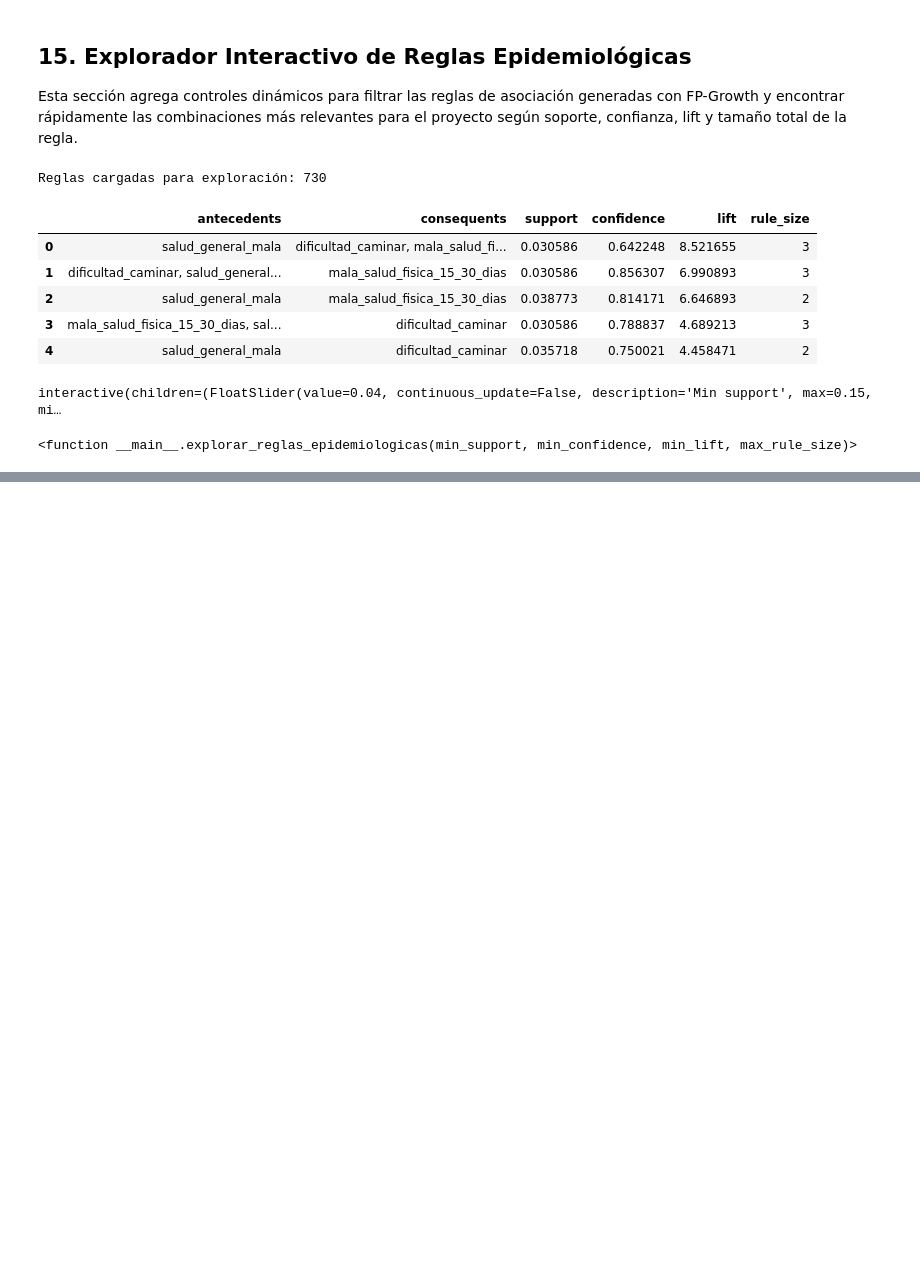
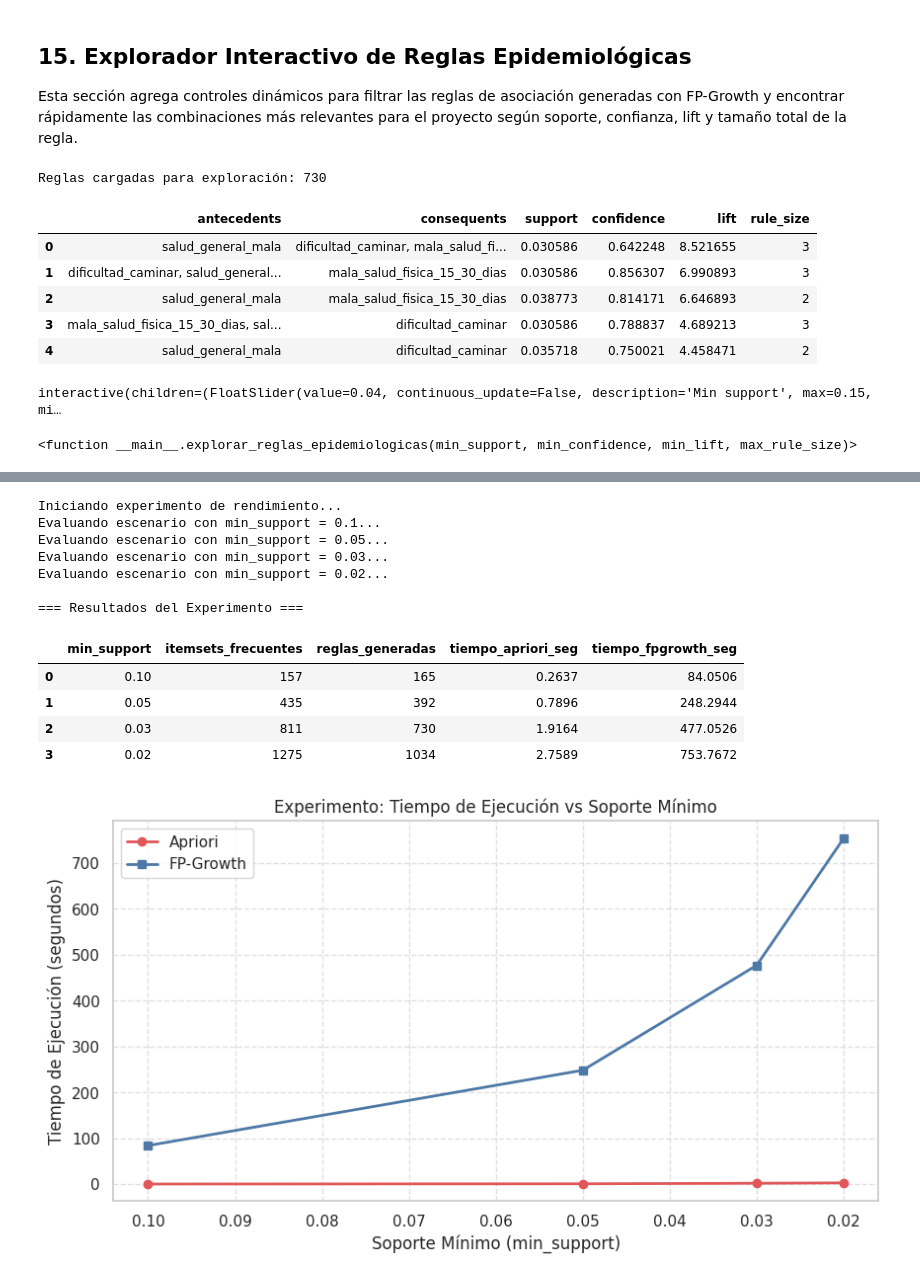
Before and after one commit to ElCuervas/Analisis-Epidemiologico, a Jupyter notebook: notebook.ipynb, the cells around one changed output, grey strips where cells are left out. Drawn from its saved outputs; the diff is of its cells as text; code cells hidden in the pictures; blank space fills up the shorter version.

Commit message:
Experimento de competencia entre ambas ia

```diff
--- a/notebook.ipynb
+++ b/notebook.ipynb
@@ -665,0 +670,73 @@ interactive(children=(FloatSlider(value=0.04, continuous_update=False, descripti
+# %%
+import time
+import pandas as pd
+import matplotlib.pyplot as plt
+from mlxtend.frequent_patterns import apriori, fpgrowth, association_rules
+
+# 1. Definir los umbrales de soporte a evaluar
+soportes_evaluar = [0.10, 0.05, 0.03, 0.02]
+resultados_experimento = []
+
+print("Iniciando experimento de rendimiento...")
+
+for sup in soportes_evaluar:
+    print(f"Evaluando escenario con min_support = {sup}...")
+
+    # Evaluar Apriori
+    start_ap = time.perf_counter()
+    itemsets_ap = apriori(df_onehot, min_support=sup, use_colnames=True, max_len=4)
+    if not itemsets_ap.empty:
+        reglas_ap = association_rules(itemsets_ap, metric='confidence', min_threshold=0.60)
+        num_reglas_ap = len(reglas_ap[reglas_ap['lift'] > 1])
+    else:
+        num_reglas_ap = 0
+    elapsed_ap = time.perf_counter() - start_ap
+
+    # Evaluar FP-Growth
+    start_fp = time.perf_counter()
+    itemsets_fp = fpgrowth(df_onehot, min_support=sup, use_colnames=True, max_len=4)
+    if not itemsets_fp.empty:
+        reglas_fp = association_rules(itemsets_fp, metric='confidence', min_threshold=0.60)
+        num_reglas_fp = len(reglas_fp[reglas_fp['lift'] > 1])
+    else:
+        num_reglas_fp = 0
+    elapsed_fp = time.perf_counter() - start_fp
+
+    resultados_experimento.append({
+        'min_support': sup,
+        'itemsets_frecuentes': len(itemsets_ap),
+        'reglas_generadas': num_reglas_ap,
+        'tiempo_apriori_seg': round(elapsed_ap, 4),
+        'tiempo_fpgrowth_seg': round(elapsed_fp, 4)
+    })
+
+# 2. Convertir resultados a DataFrame
+df_resultados = pd.DataFrame(resultados_experimento)
+print("\n=== Resultados del Experimento ===")
+display(df_resultados)
+
+# 3. Graficar la comparación de tiempos
+plt.figure(figsize=(10, 5))
+plt.plot(df_resultados['min_support'], df_resultados['tiempo_apriori_seg'], marker='o', color='#E15759', linewidth=2, label='Apriori')
+plt.plot(df_resultados['min_support'], df_resultados['tiempo_fpgrowth_seg'], marker='s', color='#4E79A7', linewidth=2, label='FP-Growth')
+plt.xlabel('Soporte Mínimo (min_support)')
+plt.ylabel('Tiempo de Ejecución (segundos)')
+plt.title('Experimento: Tiempo de Ejecución vs Soporte Mínimo')
+plt.grid(True, linestyle='--', alpha=0.6)
+plt.legend()
+plt.gca().invert_xaxis()  # Invertir eje X para ver de soporte alto a bajo (carrera más difícil)
+plt.show()
+# %% [output]
+Iniciando experimento de rendimiento...
+Evaluando escenario con min_support = 0.1...
+Evaluando escenario con min_support = 0.05...
+Evaluando escenario con min_support = 0.03...
+Evaluando escenario con min_support = 0.02...
+
+=== Resultados del Experimento ===
+|  | min_support | itemsets_frecuentes | reglas_generadas | tiempo_apriori_seg | tiempo_fpgrowth_seg |
+| 0 | 0.10 | 157 | 165 | 0.2637 | 84.0506 |
+| 1 | 0.05 | 435 | 392 | 0.7896 | 248.2944 |
+| 2 | 0.03 | 811 | 730 | 1.9164 | 477.0526 |
+| 3 | 0.02 | 1275 | 1034 | 2.7589 | 753.7672 |
+[figure, added]
```
Also changed, not shown: parts of 1 cell of this notebook.
